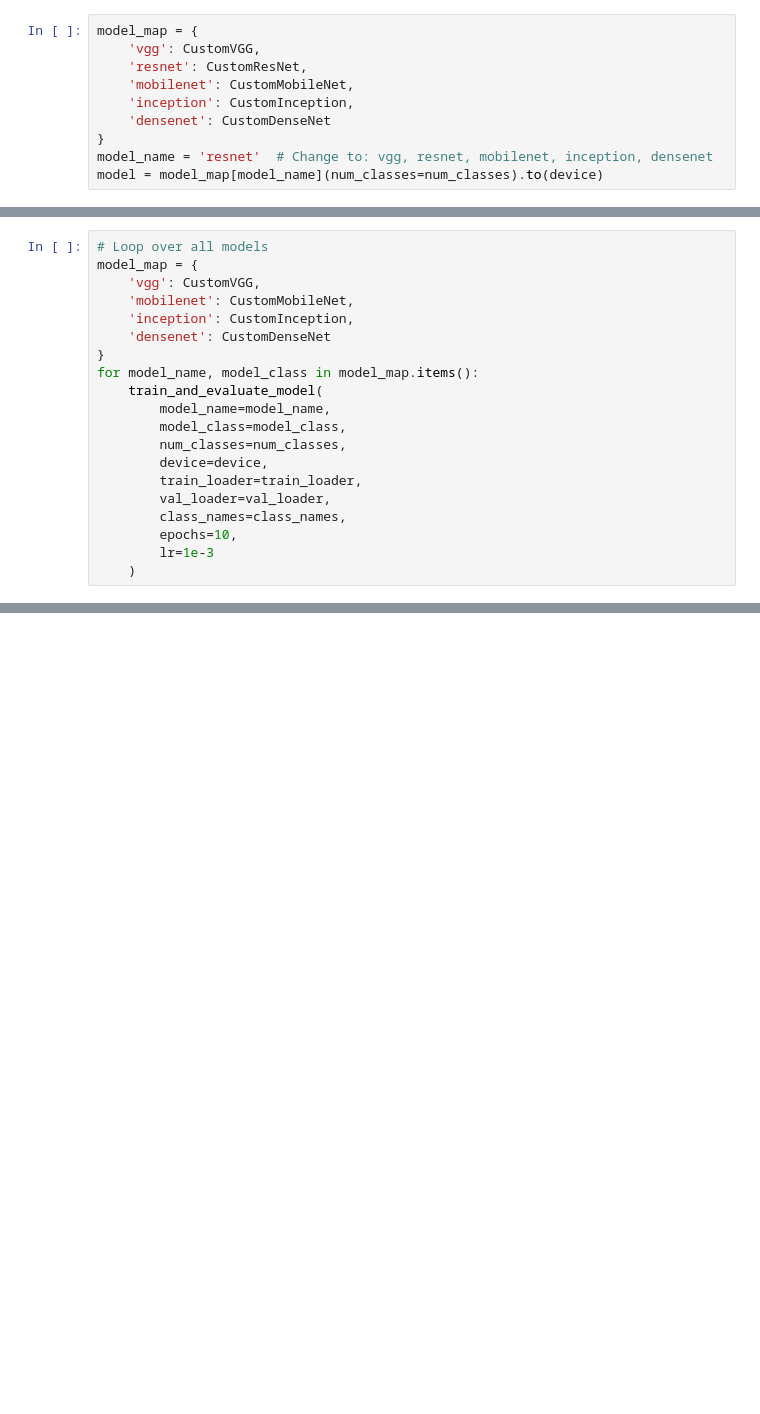
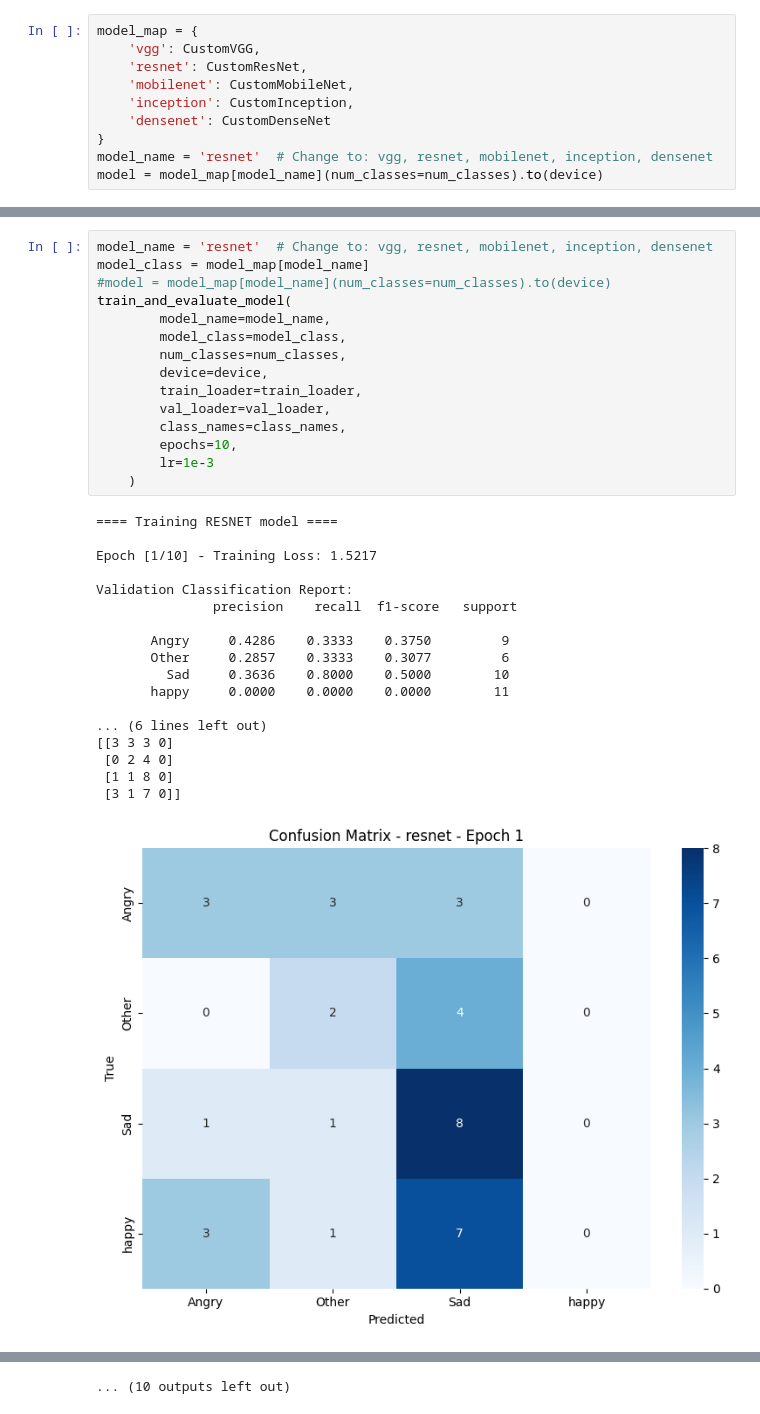
Before and after one commit to JanaAdel1010/Pets-Expression-Classification-with-custom-CNN-architectures, a Jupyter notebook: train.ipynb, the cells around one changed output, grey strips where cells are left out. Cells and saved outputs as stored; diff of their text form; blank space fills up the shorter version.

```diff
--- a/train.ipynb
+++ b/train.ipynb
@@ -319,20 +128,0 @@ def train_and_evaluate_model(model_name, model_class, num_classes, device,
-# %%
-# Loop over all models
-model_map = {
-    'vgg': CustomVGG,
-    'mobilenet': CustomMobileNet,
-    'inception': CustomInception,
-    'densenet': CustomDenseNet
-}
-for model_name, model_class in model_map.items():
-    train_and_evaluate_model(
-        model_name=model_name,
-        model_class=model_class,
-        num_classes=num_classes,
-        device=device,
-        train_loader=train_loader,
-        val_loader=val_loader,
-        class_names=class_names,
-        epochs=10,
-        lr=1e-3
-    )
@@ -513,0 +267,34 @@ Validation Report:
+# %%
+model_name = 'resnet'  # Change to: vgg, resnet, mobilenet, inception, densenet
+model_class = model_map[model_name]
+#model = model_map[model_name](num_classes=num_classes).to(device)
+train_and_evaluate_model(
+        model_name=model_name,
+        model_class=model_class,
+        num_classes=num_classes,
+        device=device,
+        train_loader=train_loader,
+        val_loader=val_loader,
+        class_names=class_names,
+        epochs=10,
+        lr=1e-3
+    )
+# %% [output]
+==== Training RESNET model ====
+
+Epoch [1/10] - Training Loss: 1.5217
+
+Validation Classification Report:
+               precision    recall  f1-score   support
+
+       Angry     0.4286    0.3333    0.3750         9
+       Other     0.2857    0.3333    0.3077         6
+         Sad     0.3636    0.8000    0.5000        10
+       happy     0.0000    0.0000    0.0000        11
+
+... (6 lines left out)
+[[3 3 3 0]
+ [0 2 4 0]
+ [1 1 8 0]
+ [3 1 7 0]]
+[figure, added]
@@ -514 +403,2 @@ Validation Report:
+... (10 outputs left out)
 # %%
```
Also changed, not shown: parts of 10 cells of this notebook, 2 other files.
